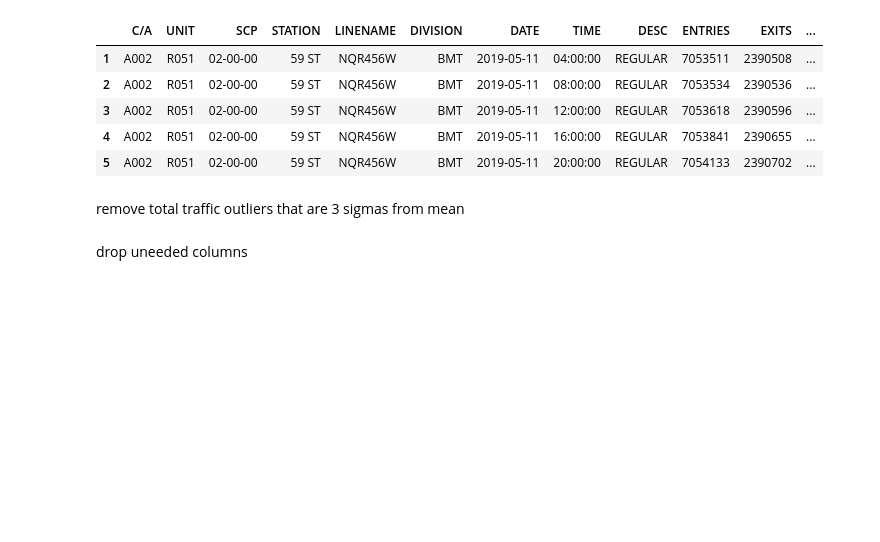
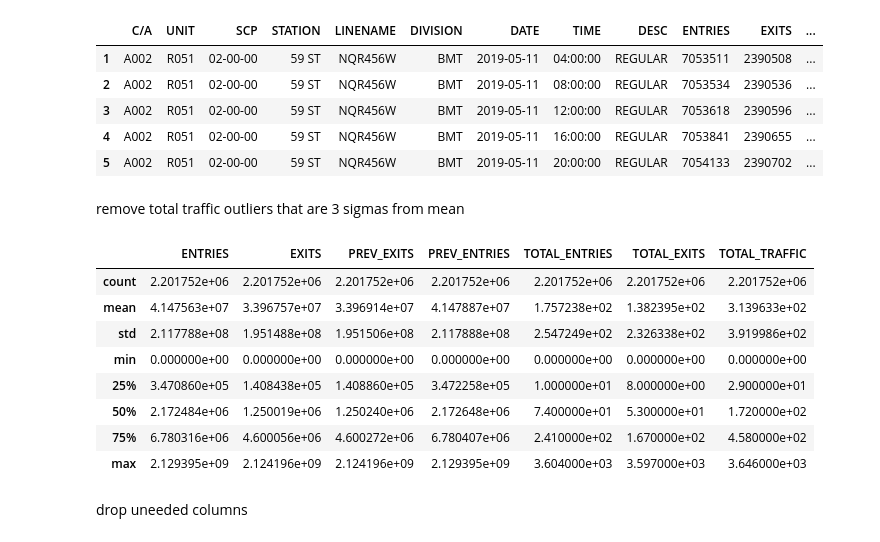
Before and after one commit to racheldilley1/mta-project-1, a Jupyter notebook: Proj2.ipynb, the cells around one changed output. Saved outputs shown, nothing was run; the diff lists cells and outputs as text; code cells hidden in the pictures; blank space fills up the shorter version.

```diff
--- a/Proj2.ipynb
+++ b/Proj2.ipynb
@@ -119,6 +148,17 @@ grouped_time.head()
 remove total traffic outliers that are 3 sigmas from mean
 # %%
 grouped_time = grouped_time[(np.abs(stats.zscore(grouped_time['TOTAL_TRAFFIC'])) < 3)] #filtering
+grouped_time.describe()
+# %% [output]
+|  | ENTRIES | EXITS | PREV_EXITS | PREV_ENTRIES | TOTAL_ENTRIES | TOTAL_EXITS | TOTAL_TRAFFIC |
+| count | 2.201752e+06 | 2.201752e+06 | 2.201752e+06 | 2.201752e+06 | 2.201752e+06 | 2.201752e+06 | 2.201752e+06 |
+| mean | 4.147563e+07 | 3.396757e+07 | 3.396914e+07 | 4.147887e+07 | 1.757238e+02 | 1.382395e+02 | 3.139633e+02 |
+| std | 2.117788e+08 | 1.951488e+08 | 1.951506e+08 | 2.117888e+08 | 2.547249e+02 | 2.326338e+02 | 3.919986e+02 |
+| min | 0.000000e+00 | 0.000000e+00 | 0.000000e+00 | 0.000000e+00 | 0.000000e+00 | 0.000000e+00 | 0.000000e+00 |
+| 25% | 3.470860e+05 | 1.408438e+05 | 1.408860e+05 | 3.472258e+05 | 1.000000e+01 | 8.000000e+00 | 2.900000e+01 |
+| 50% | 2.172484e+06 | 1.250019e+06 | 1.250240e+06 | 2.172648e+06 | 7.400000e+01 | 5.300000e+01 | 1.720000e+02 |
+| 75% | 6.780316e+06 | 4.600056e+06 | 4.600272e+06 | 6.780407e+06 | 2.410000e+02 | 1.670000e+02 | 4.580000e+02 |
+| max | 2.129395e+09 | 2.124196e+09 | 2.124196e+09 | 2.129395e+09 | 3.604000e+03 | 3.597000e+03 | 3.646000e+03 |
 # %% [markdown]
 drop uneeded columns
 # %%
```
Also changed, not shown: parts of 19 cells of this notebook.
